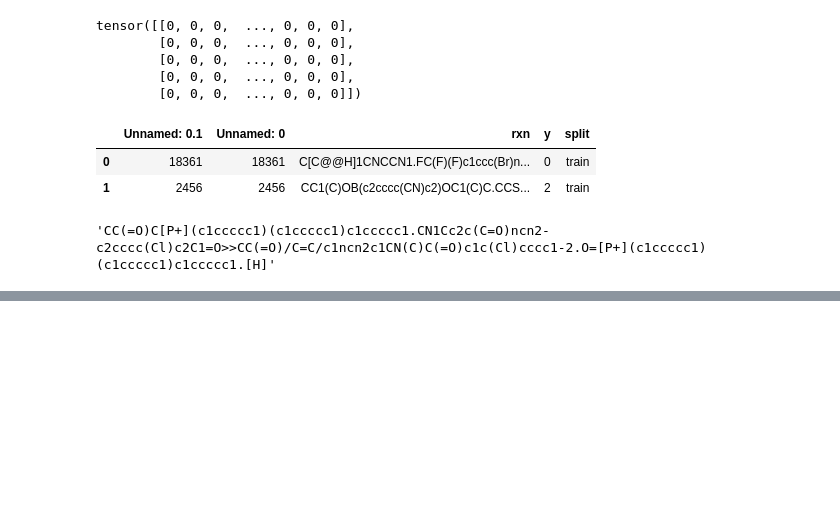
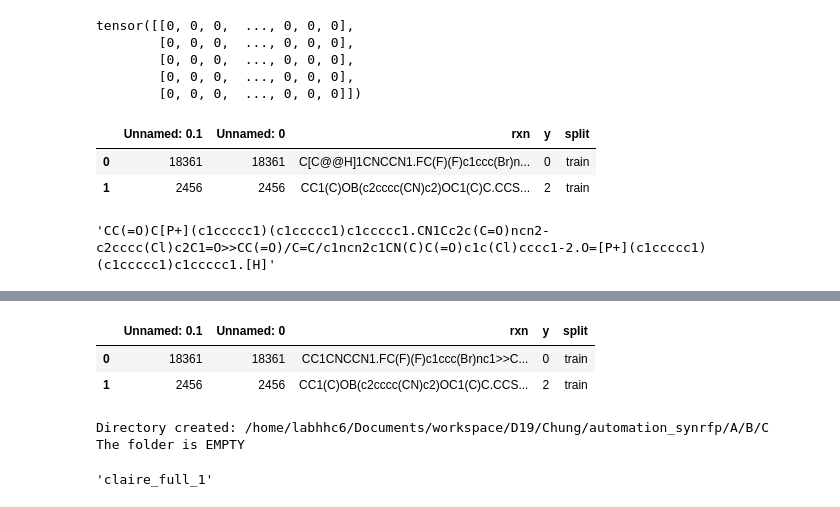
Before and after one commit to phuocchung123/automation_synrfp, a Jupyter notebook: draft.ipynb, the cells around one changed output, grey strips where cells are left out. Saved outputs shown, nothing was run; the diff lists cells and outputs as text; code cells hidden in the pictures; blank space fills up the shorter version.

```diff
--- a/draft.ipynb
+++ b/draft.ipynb
@@ -375,3 +375,19 @@ df_train = df_train.reset_index()
 df_train.loc[59,'rxn']
 # %% [output]
 'CC(=O)C[P+](c1ccccc1)(c1ccccc1)c1ccccc1.CN1Cc2c(C=O)ncn2-c2cccc(Cl)c2C1=O>>CC(=O)/C=C/c1ncn2c1CN(C)C(=O)c1c(Cl)cccc1-2.O=[P+](c1ccccc1)(c1ccccc1)c1ccccc1.[H]'
+# %%
+from synkit.Chem.Reaction.standardize import Standardize
+import pandas as pd
+
+def standard_rxn(df):
+    df = df.to_dict('records')
+    for value in df:
+        try:
+            value['rxn'] = Standardize().fit(value['rxn'])
+        except:
+            value['rxn'] = None
+
+    df = [value for value in df if value['rxn']]
+    df = pd.DataFrame(df)
+    return df
+# %% [output]
@@ -377,0 +411,25 @@ df_train.loc[59,'rxn']
+|  | Unnamed: 0.1 | Unnamed: 0 | rxn | y | split |
+| 0 | 18361 | 18361 | CC1CNCCN1.FC(F)(F)c1ccc(Br)nc1>>C... | 0 | train |
+| 1 | 2456 | 2456 | CC1(C)OB(c2cccc(CN)c2)OC1(C)C.CCS... | 2 | train |
+# %%
+from pathlib import Path
+
+# Define the target folder path
+folder_path = Path("A/B/C")
+
+# Create the folder and all missing parents (A and B)
+folder_path.mkdir(parents=True, exist_ok=True)
+
+print(f"Directory created: {folder_path.absolute()}")
+
+if not any(folder_path.iterdir()):
+    print("The folder is EMPTY")
+else:
+    print("The folder contains items")
+# %% [output]
+Directory created: /home/labhhc6/Documents/workspace/D19/Chung/automation_synrfp/A/B/C
+The folder is EMPTY
+# %%
+'claire_full_1.csv.gz'.split('.')[0]
+# %% [output]
+'claire_full_1'
```
Also changed, not shown: parts of 1 cell of this notebook, 8 other files.
